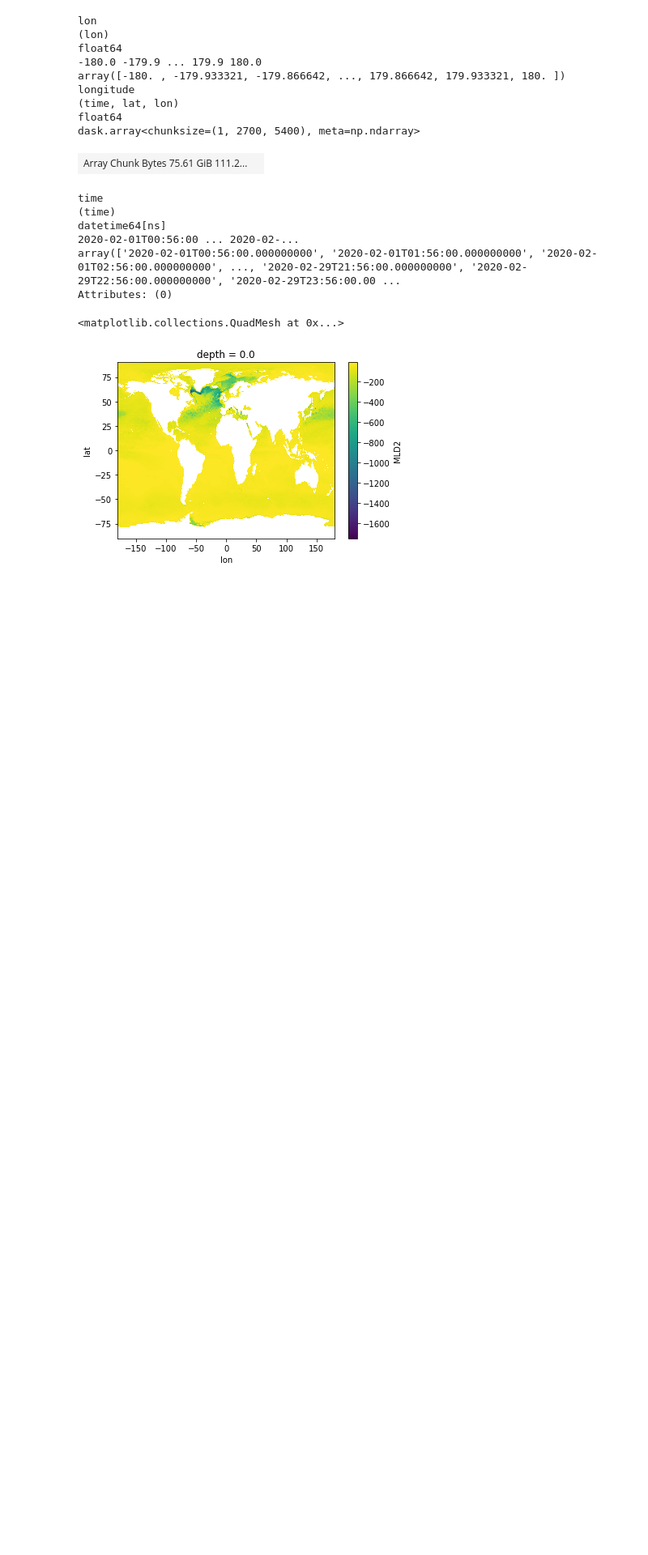
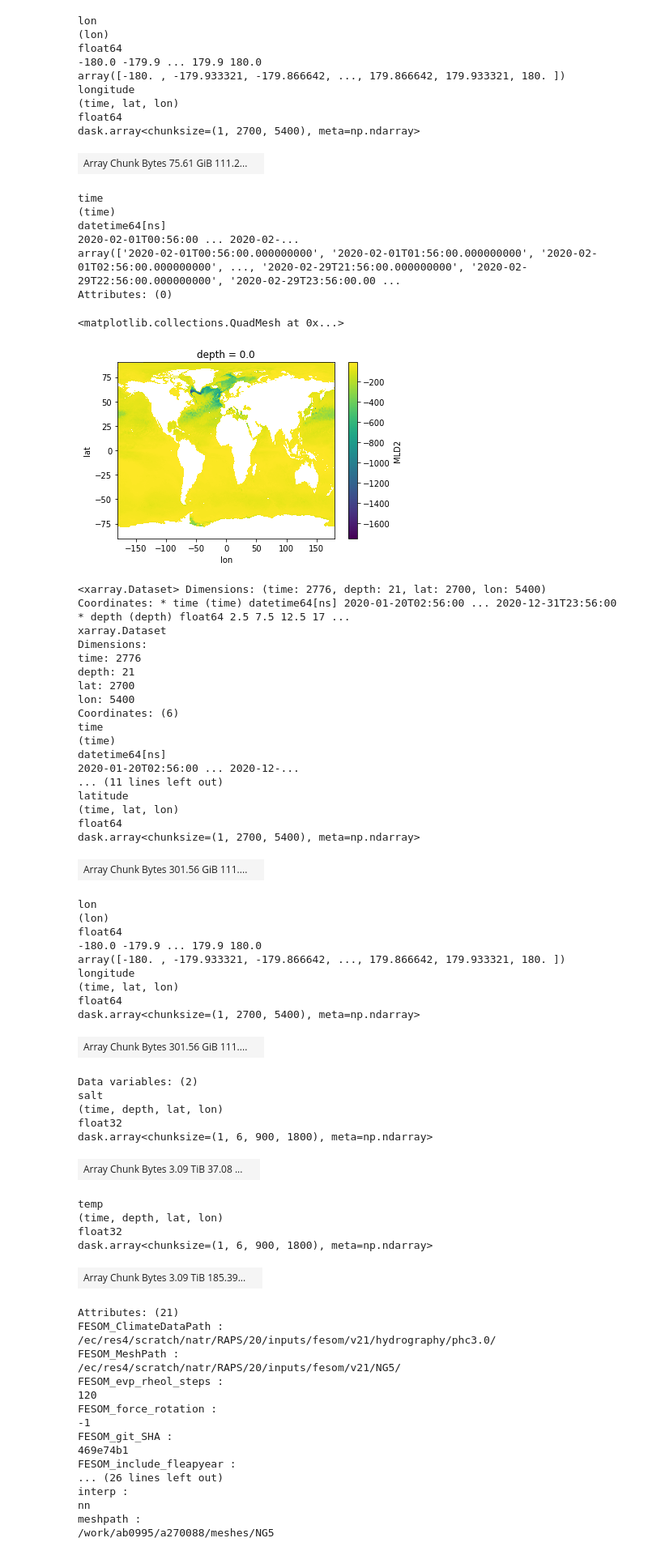
Before and after one commit to nextGEMS/nextGems_Cycle2, a Jupyter notebook: FESOM/plot_compute_interpolated_data_FESOM.ipynb, the cells around one changed output. Shown: that part at 81% size. Drawn from its saved outputs; the diff is of its cells as text; code cells hidden in the pictures; blank space fills up the shorter version.

```diff
--- a/FESOM/plot_compute_interpolated_data_FESOM.ipynb
+++ b/FESOM/plot_compute_interpolated_data_FESOM.ipynb
@@ -147,0 +149,59 @@ mean_02.plot()
+# %%
+data3d
+# %% [output]
+<xarray.Dataset> Dimensions: (time: 2776, depth: 21, lat: 2700, lon: 5400) Coordinates: * time (time) datetime64[ns] 2020-01-20T02:56:00 ... 2020-12-31T23:56:00 * depth (depth) float64 2.5 7.5 12.5 17 ...
+xarray.Dataset
+Dimensions:
+time: 2776
+depth: 21
+lat: 2700
+lon: 5400
+Coordinates: (6)
+time
+(time)
+datetime64[ns]
+2020-01-20T02:56:00 ... 2020-12-...
+... (11 lines left out)
+latitude
+(time, lat, lon)
+float64
+dask.array<chunksize=(1, 2700, 5400), meta=np.ndarray>
+| Array Chunk Bytes 301.56 GiB 111.... |  |
+lon
+(lon)
+float64
+-180.0 -179.9 ... 179.9 180.0
+array([-180. , -179.933321, -179.866642, ..., 179.866642, 179.933321, 180. ])
+longitude
+(time, lat, lon)
+float64
+dask.array<chunksize=(1, 2700, 5400), meta=np.ndarray>
+| Array Chunk Bytes 301.56 GiB 111.... |  |
+Data variables: (2)
+salt
+(time, depth, lat, lon)
+float32
+dask.array<chunksize=(1, 6, 900, 1800), meta=np.ndarray>
+| Array Chunk Bytes 3.09 TiB 37.08 ... |  |
+temp
+(time, depth, lat, lon)
+float32
+dask.array<chunksize=(1, 6, 900, 1800), meta=np.ndarray>
+| Array Chunk Bytes 3.09 TiB 185.39... |  |
+Attributes: (21)
+FESOM_ClimateDataPath :
+/ec/res4/scratch/natr/RAPS/20/inputs/fesom/v21/hydrography/phc3.0/
+FESOM_MeshPath :
+/ec/res4/scratch/natr/RAPS/20/inputs/fesom/v21/NG5/
+FESOM_evp_rheol_steps :
+120
+FESOM_force_rotation :
+-1
+FESOM_git_SHA :
+469e74b1
+FESOM_include_fleapyear :
+... (26 lines left out)
+interp :
+nn
+meshpath :
+/work/ab0995/a270088/meshes/NG5
```
Also changed, not shown: parts of 11 cells of this notebook.
